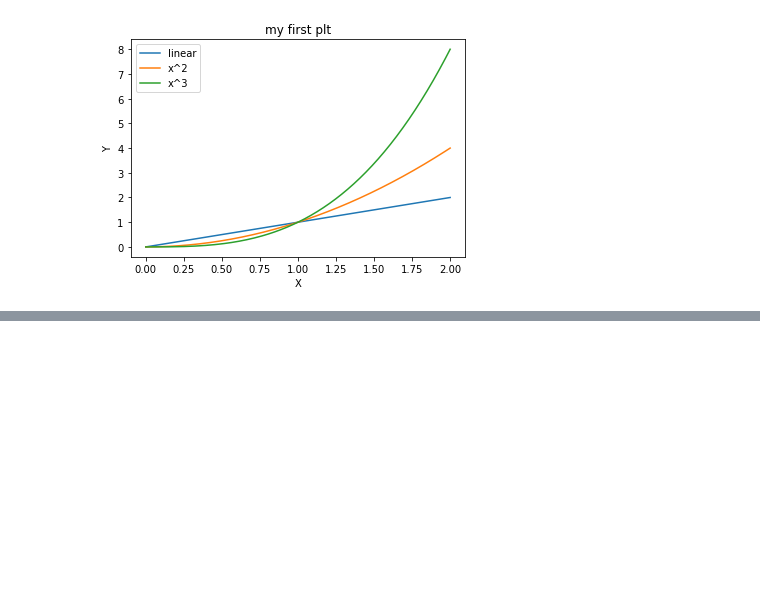
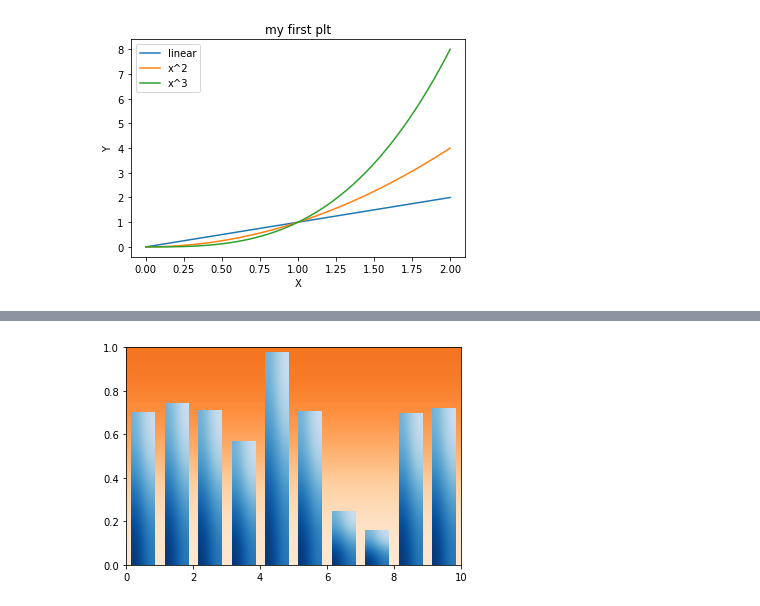
Before and after one commit to drunkpig/macd_exp, a Jupyter notebook: matplot.ipynb, the cells around one changed output, grey strips where cells are left out. Cells and saved outputs as stored; diff of their text form; code cells hidden in the pictures; blank space fills up the shorter version.

```diff
--- a/matplot.ipynb
+++ b/matplot.ipynb
@@ -20,3 +20,67 @@ plt.legend()
 plt.show()
 # %% [output]
 [figure]
+# %%
+import matplotlib.pyplot as plt
+import numpy as np
+
+np.random.seed(19680801)
+
+
+def gradient_image(ax, extent, direction=0.3, cmap_range=(0, 1), **kwargs):
+    """
+    Draw a gradient image based on a colormap.
+
+    Parameters
+    ----------
+    ax : Axes
+        The axes to draw on.
+    extent
+        The extent of the image as (xmin, xmax, ymin, ymax).
+        By default, this is in Axes coordinates but may be
+        changed using the *transform* kwarg.
+    direction : float
+        The direction of the gradient. This is a number in
+        range 0 (=vertical) to 1 (=horizontal).
+    cmap_range : float, float
+        The fraction (cmin, cmax) of the colormap that should be
+        used for the gradient, where the complete colormap is (0, 1).
+    **kwargs
+        Other parameters are passed on to `.Axes.imshow()`.
+        In particular useful is *cmap*.
+    """
+    phi = direction * np.pi / 2
+    v = np.array([np.cos(phi), np.sin(phi)])
+    X = np.array([[v @ [1, 0], v @ [1, 1]],
+                  [v @ [0, 0], v @ [0, 1]]])
+    a, b = cmap_range
+    X = a + (b - a) / X.max() * X
+    im = ax.imshow(X, extent=extent, interpolation='bicubic',
+                   vmin=0, vmax=1, **kwargs)
+    return im
+
+
+def gradient_bar(ax, x, y, width=0.5, bottom=0):
+    for left, top in zip(x, y):
+        right = left + width
+        gradient_image(ax, extent=(left, right, bottom, top),
+                       cmap=plt.cm.Blues_r, cmap_range=(0, 0.8))
+
+
+xmin, xmax = xlim = 0, 10
+ymin, ymax = ylim = 0, 1
+
+fig, ax = plt.subplots()
+ax.set(xlim=xlim, ylim=ylim, autoscale_on=False)
+
+# background image
+gradient_image(ax, direction=0, extent=(0, 1, 0, 1), transform=ax.transAxes,
+               cmap=plt.cm.Oranges, cmap_range=(0.1, 0.6))
+
+N = 10
+x = np.arange(N) + 0.15
+y = np.random.rand(N)
+gradient_bar(ax, x, y, width=0.7)
+ax.set_aspect('auto')
+plt
+# %% [output]
@@ -22,0 +88 @@ plt.show()
+[figure, added]
```
Also changed, not shown: parts of 1 cell of this notebook, 7 other files.
